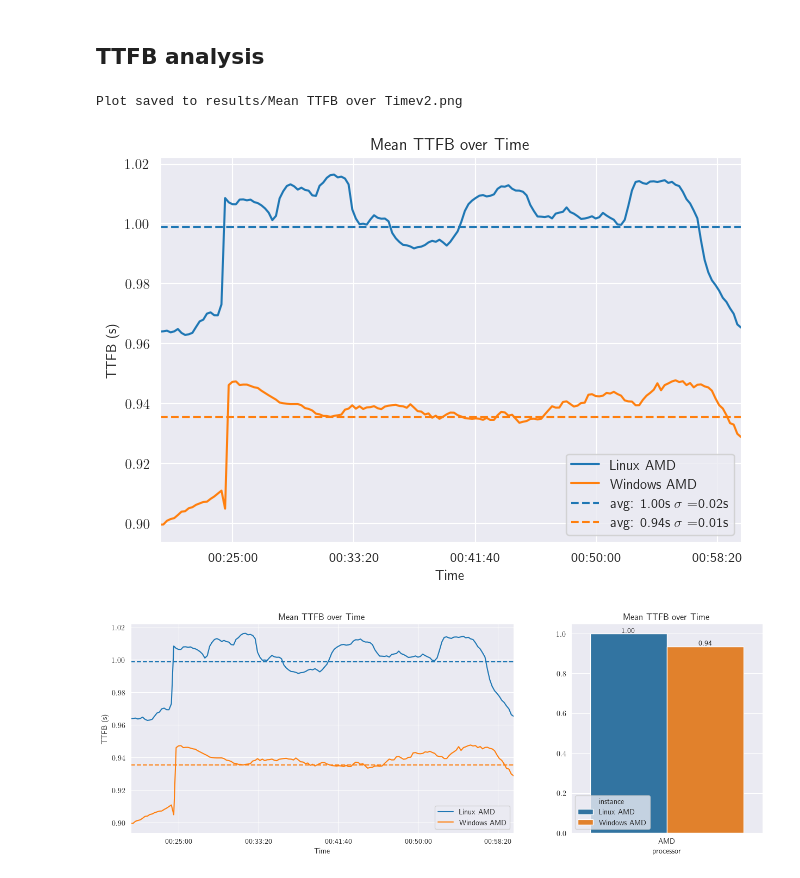
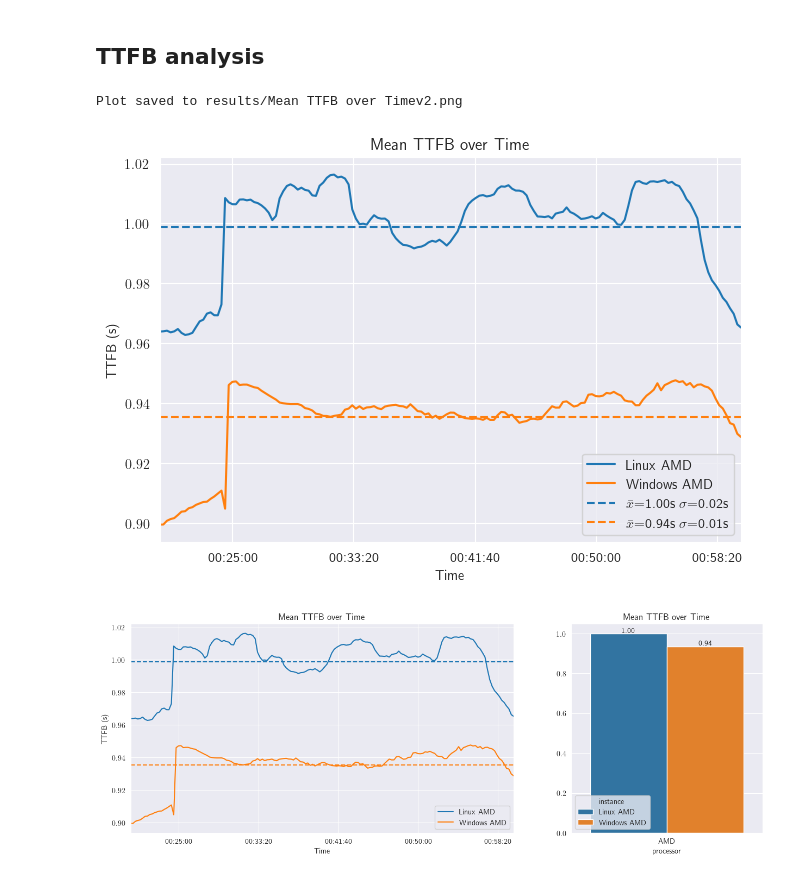
Before and after one commit to epicor-yasuomaidana/metrics-analysis, a Jupyter notebook: Quick Comparison.ipynb, the cells around one changed output. Saved outputs shown, nothing was run; the diff lists cells and outputs as text; code cells hidden in the pictures.

```diff
--- a/Quick Comparison.ipynb
+++ b/Quick Comparison.ipynb
@@ -175,6 +173,26 @@ def plot_cat_bar(
     plt.show()
     return g
 
+def plot_grouped_means_with_palette(
+        df: pd.DataFrame,
+        value_col: str,
+        ax: plt.Axes,
+        group_col: str = "instance",
+        palette_name: str = "tab10",
+        line_style: str = "--",
+        label_fmt: str = r"$\bar{{x}}$={mean:.2f}s $\sigma$={std:.2f}s"
+):
+    instances = df[group_col].unique()
+    palette = dict(zip(instances, sns.color_palette(palette_name, len(instances))))
+    for name, group in df.groupby(group_col):
+        mean_value = group[value_col].mean()
+        std_value = group[value_col].std()
+        ax.axhline(
+            mean_value,
+            color=palette[name],
+            linestyle=line_style,
+            label=label_fmt.format(mean=mean_value, std=std_value)
+        )
 
 def save_plot_if_new(filename: str, dpi: int = 300, style: str = matplotx.styles.dracula, force: bool = False):
     """
@@ -309,24 +334,17 @@ plt.show()
 ## TTFB analysis
 # %%
 fig, ax = plt.subplots(figsize=(7.5, 5))
-instances = mean_ttfb["instance"].unique()
-palette = dict(zip(instances, sns.color_palette("tab10", len(instances))))
 
 # Plot the time series
 plot_over_time(mean_ttfb, "mean", 'Mean TTFB over Time', 'TTFB (s)', ax=ax)
-
-# Plot average per instance
-for name, group in mean_ttfb.groupby("instance"):
-    mean_value = group["mean"].mean()
-    std_value = group["mean"].std()
-    ax.axhline(mean_value, color=palette[name], linestyle="--", label=rf"avg: {mean_value:.2f}s $\sigma$ ={std_value:.2f}s")
+plot_grouped_means_with_palette(mean_ttfb, "mean", ax)
 
 ax.legend()
 save_plot_if_new("results/Mean TTFB over Timev2.png", dpi=300)
 plt.show()
 # %% [output]
 Plot saved to results/Mean TTFB over Timev2.png
-[figure, old version]
+[figure, new version]
 # %%
 fig = plt.figure(figsize=(15, 5))  # Increase width
 gs = gridspec.GridSpec(1, 2, width_ratios=[2, 1])  # 2/3 and 1/3
```
Also changed, not shown: parts of 7 cells of this notebook.
